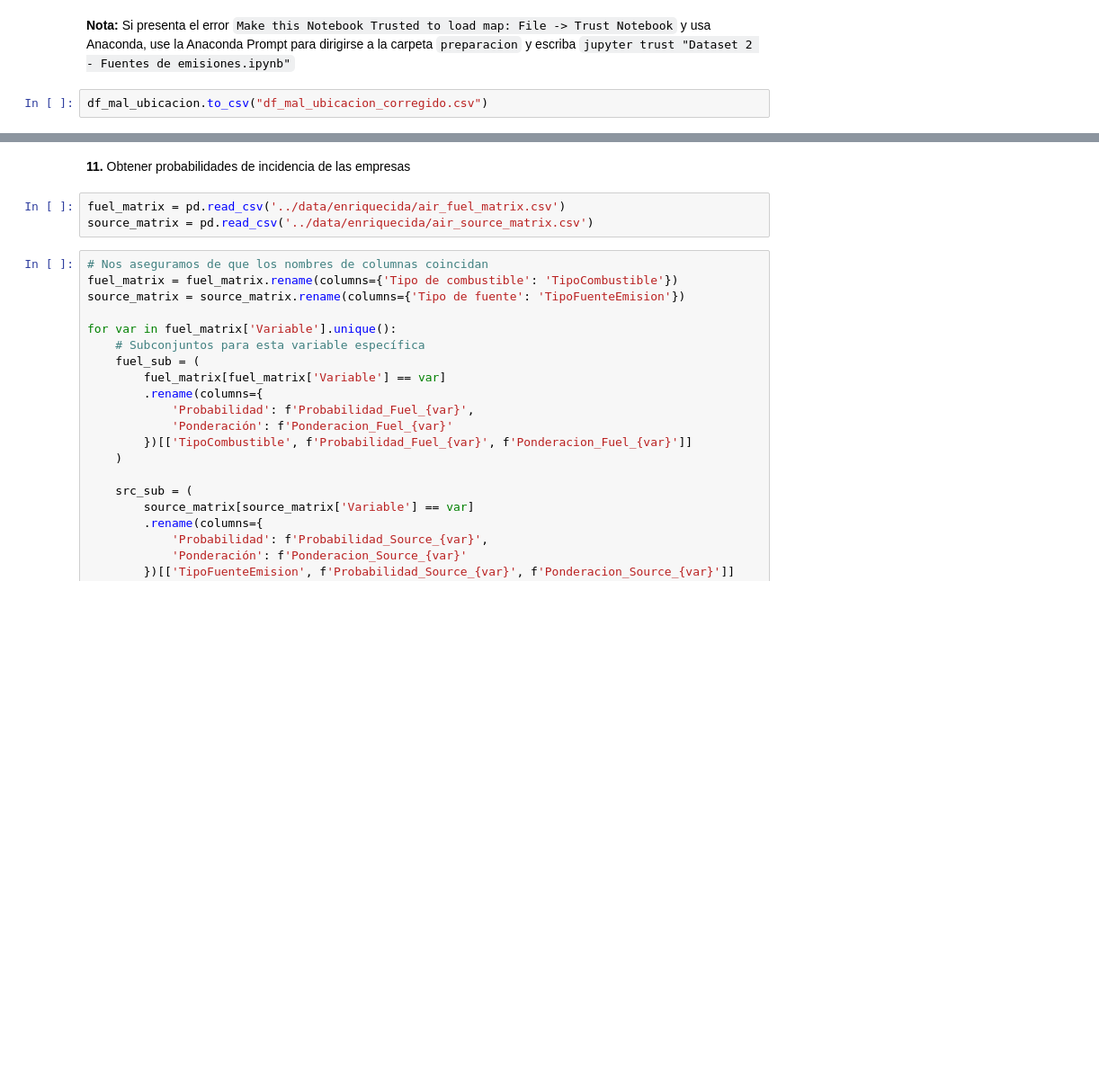
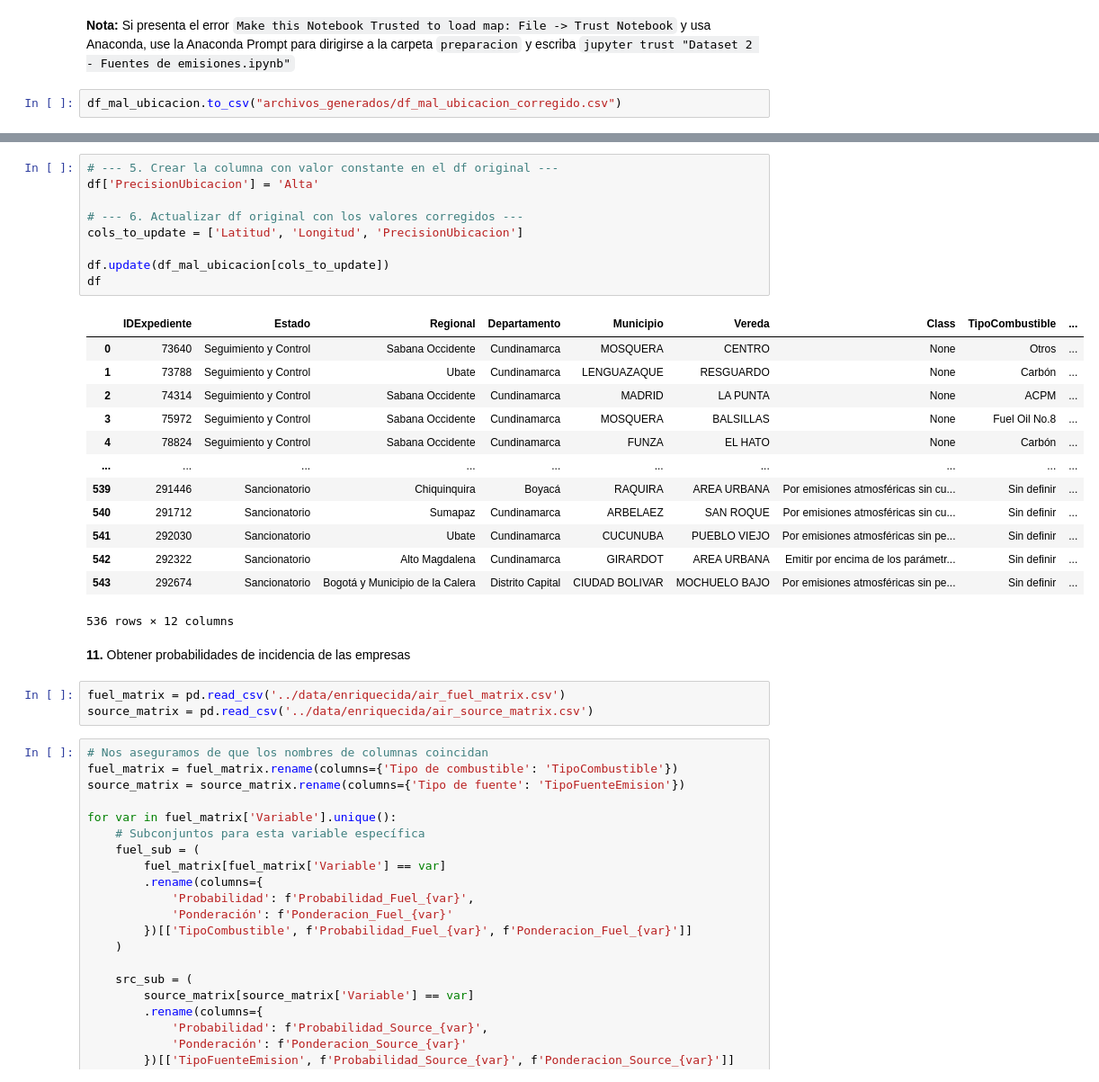
Before and after one commit to sariswis/Proyecto-Visual-Analytics, a Jupyter notebook: preparacion/Dataset 2 - Fuentes de emisiones.ipynb, the cells around one changed output, grey strips where cells are left out. Shown: that part at 90% size. Cells and saved outputs as stored; diff of their text form; blank space fills up the shorter version.

````diff
--- a/preparacion/Dataset 2 - Fuentes de emisiones.ipynb
+++ b/preparacion/Dataset 2 - Fuentes de emisiones.ipynb
@@ -346,7 +341,7 @@ KeyboardInterrupt:
 # %% [markdown]
 **Nota:** Si presenta el error `Make this Notebook Trusted to load map: File -> Trust Notebook` y usa Anaconda, use la Anaconda Prompt para dirigirse a la carpeta `preparacion` y escriba ```jupyter trust "Dataset 2 - Fuentes de emisiones.ipynb"```
 # %%
-df_mal_ubicacion.to_csv("df_mal_ubicacion_corregido.csv")
+df_mal_ubicacion.to_csv("archivos_generados/df_mal_ubicacion_corregido.csv")
 # %%
 min_lat = df_mal_ubicacion['Latitud'].min()
 max_lat = df_mal_ubicacion['Latitud'].max()
@@ -402,6 +397,29 @@ folium.PolyLine(
 m
 # %% [output]
 [interactive output not drawn]
+# %%
+# --- 5. Crear la columna con valor constante en el df original ---
+df['PrecisionUbicacion'] = 'Alta'
+
+# --- 6. Actualizar df original con los valores corregidos ---
+cols_to_update = ['Latitud', 'Longitud', 'PrecisionUbicacion']
+
+df.update(df_mal_ubicacion[cols_to_update])
+df
+# %% [output]
+|  | IDExpediente | Estado | Regional | Departamento | Municipio | Vereda | Class | TipoCombustible | ... |
+| 0 | 73640 | Seguimiento y Control | Sabana Occidente | Cundinamarca | MOSQUERA | CENTRO | None | Otros | ... |
+| 1 | 73788 | Seguimiento y Control | Ubate | Cundinamarca | LENGUAZAQUE | RESGUARDO | None | Carbón | ... |
+| 2 | 74314 | Seguimiento y Control | Sabana Occidente | Cundinamarca | MADRID | LA PUNTA | None | ACPM | ... |
+| 3 | 75972 | Seguimiento y Control | Sabana Occidente | Cundinamarca | MOSQUERA | BALSILLAS | None | Fuel Oil No.8 | ... |
+| 4 | 78824 | Seguimiento y Control | Sabana Occidente | Cundinamarca | FUNZA | EL HATO | None | Carbón | ... |
+| ... | ... | ... | ... | ... | ... | ... | ... | ... | ... |
+| 539 | 291446 | Sancionatorio | Chiquinquira | Boyacá | RAQUIRA | AREA URBANA | Por emisiones atmosféricas sin cu... | Sin definir | ... |
+| 540 | 291712 | Sancionatorio | Sumapaz | Cundinamarca | ARBELAEZ | SAN ROQUE | Por emisiones atmosféricas sin cu... | Sin definir | ... |
+| 541 | 292030 | Sancionatorio | Ubate | Cundinamarca | CUCUNUBA | PUEBLO VIEJO | Por emisiones atmosféricas sin pe... | Sin definir | ... |
+| 542 | 292322 | Sancionatorio | Alto Magdalena | Cundinamarca | GIRARDOT | AREA URBANA | Emitir por encima de los parámetr... | Sin definir | ... |
+| 543 | 292674 | Sancionatorio | Bogotá y Municipio de la Calera | Distrito Capital | CIUDAD BOLIVAR | MOCHUELO BAJO | Por emisiones atmosféricas sin pe... | Sin definir | ... |
+536 rows × 12 columns
 # %% [markdown]
 **11.** Obtener probabilidades de incidencia de las empresas
 # %%
````
Also changed, not shown: parts of 2 cells of this notebook, 3 other files.
